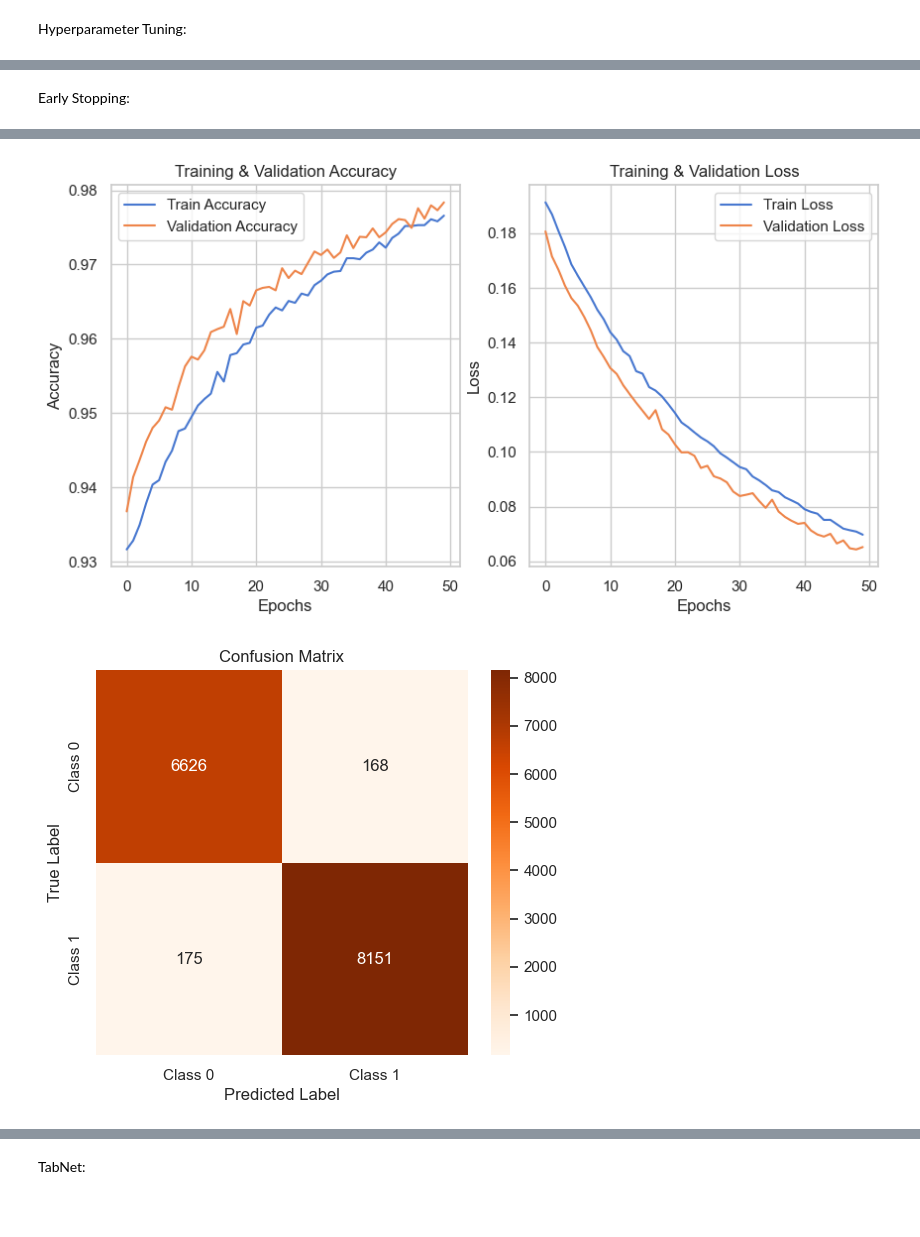
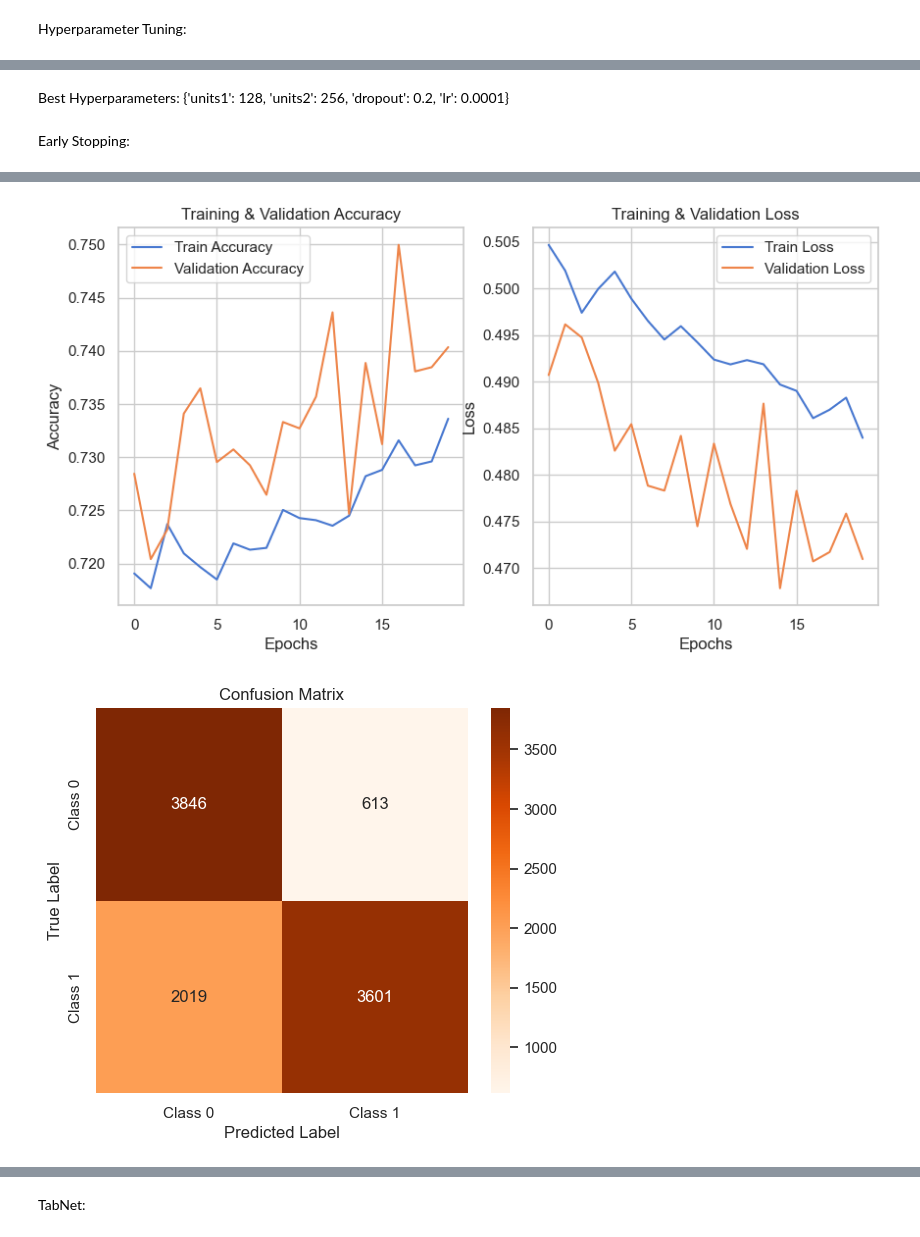
Before and after one commit to Celiandorra/ML, a Jupyter notebook: Code.ipynb, the cells around one changed output, grey strips where cells are left out. Saved outputs shown, nothing was run; the diff lists cells and outputs as text; code cells hidden in the pictures; blank space fills up the shorter version.

```diff
--- a/Code.ipynb
+++ b/Code.ipynb
@@ -910,14 +1004,14 @@ Best Cross-Validation Accuracy: 0.9898
 # %%
 # Update Random Forest model with the best parameters
 random_forest_model = RandomForestClassifier(
-    n_estimators=best_params['n_estimators'],
-    max_depth=best_params['max_depth'],
-    min_samples_split=best_params['min_samples_split'],
-    min_samples_leaf=best_params['min_samples_leaf'],
-    bootstrap=best_params['bootstrap'],
-    max_features=best_params['max_features'],
-    criterion=best_params['criterion'],
-    class_weight=best_params['class_weight'],
+    n_estimators=500,
+    max_depth=40,
+    min_samples_split=5,
+    min_samples_leaf=2,
+    bootstrap=False,
+    max_features='sqrt',
+    criterion='entropy',
+    class_weight='balanced',
     random_state=42
 )
 
@@ -1014,7 +1123,7 @@ from tensorflow.keras.layers import Dense, Dropout
 from sklearn.metrics import accuracy_score
 
 # Build MLP Model
-model = Sequential([
+mlp_model = Sequential([
     Dense(64, activation='relu', input_shape=(X_train.shape[1],)),
     Dense(32, activation='relu'),
     Dropout(0.3),
@@ -1022,13 +1131,13 @@ model = Sequential([
 ])
 
 # Compile Model
-model.compile(optimizer='adam', loss='binary_crossentropy', metrics=['accuracy'])
+mlp_model.compile(optimizer='adam', loss='binary_crossentropy', metrics=['accuracy'])
 
 # Train Model
-history = model.fit(X_train, y_train, epochs=20, batch_size=32, validation_data=(X_test, y_test))
+history = mlp_model.fit(X_train, y_train, epochs=20, batch_size=32, validation_data=(X_test, y_test))
 
 # Evaluate Model
-y_pred_probs = model.predict(X_test).flatten()
+y_pred_probs = mlp_model.predict(X_test).flatten()
 y_pred = (y_pred_probs > 0.5).astype(int)
 
 accuracy = accuracy_score(y_test, y_pred)
@@ -1100,18 +1209,18 @@ from tensorflow.keras.layers import Dense, Dropout
 ##################### VERSION 2
 # Function to build model for hyperparameter tuning
 def build_model(hp):
-    model = Sequential([
+    mlp_model = Sequential([
         Dense(hp.Int('units1', min_value=32, max_value=256, step=32), activation='relu', input_shape=(X_train.shape[1],)),
         Dense(hp.Int('units2', min_value=32, max_value=256, step=32), activation='relu'),
         Dropout(hp.Float('dropout', min_value=0.2, max_value=0.5, step=0.1)),
         Dense(1, activation='sigmoid')
     ])
-    model.compile(
+    mlp_model.compile(
         optimizer=keras.optimizers.Adam(learning_rate=hp.Choice('lr', [0.001, 0.0005, 0.0001])),
         loss='binary_crossentropy',
         metrics=['accuracy']
     )
-    return model
+    return mlp_model
 
 # Hyperparameter tuning
 tuner = kt.RandomSearch(
@@ -1130,11 +1239,11 @@ best_hps = tuner.get_best_hyperparameters(num_trials=1)[0]
 print(f"Best Hyperparameters: {best_hps.values}")
 
 # Build and train model with best hyperparameters
-model = build_model(best_hps)
-history = model.fit(X_train, y_train, epochs=20, batch_size=32, validation_data=(X_test, y_test))
+mlp_model = build_model(best_hps)
+history = mlp_model.fit(X_train, y_train, epochs=20, batch_size=32, validation_data=(X_test, y_test))
 
 # Evaluate Model
-y_pred_probs = model.predict(X_test).flatten()
+y_pred_probs = mlp_model.predict(X_test).flatten()
 y_pred = (y_pred_probs > 0.5).astype(int)
 
 accuracy = accuracy_score(y_test, y_pred)
@@ -1198,3 +1304,5 @@ F1-Score: 0.9434
+# %% [markdown]
+Best Hyperparameters: {'units1': 128, 'units2': 256, 'dropout': 0.2, 'lr': 0.0001}
 # %% [markdown]
 Early Stopping:
 # %%
@@ -1202,10 +1310,10 @@ Early Stopping:
 early_stopping = keras.callbacks.EarlyStopping(monitor='val_loss', patience=5, restore_best_weights=True, verbose=1)
 
 # Train Model
-history = model.fit(X_train, y_train, epochs=50, batch_size=32, validation_data=(X_test, y_test), callbacks=[early_stopping])
+history = mlp_model.fit(X_train, y_train, epochs=50, batch_size=32, validation_data=(X_test, y_test), callbacks=[early_stopping])
 
 # Evaluate Model
-y_pred_probs = model.predict(X_test).flatten()
+y_pred_probs = mlp_model.predict(X_test).flatten()
 y_pred = (y_pred_probs > 0.5).astype(int)
 
 accuracy = accuracy_score(y_test, y_pred)
@@ -1264,2 +1372,2 @@ F1-Score: 0.9794
-[figure, old version]
+[figure, new version]
-[figure, old version]
+[figure, new version]
```
Also changed, not shown: parts of 78 cells of this notebook.
